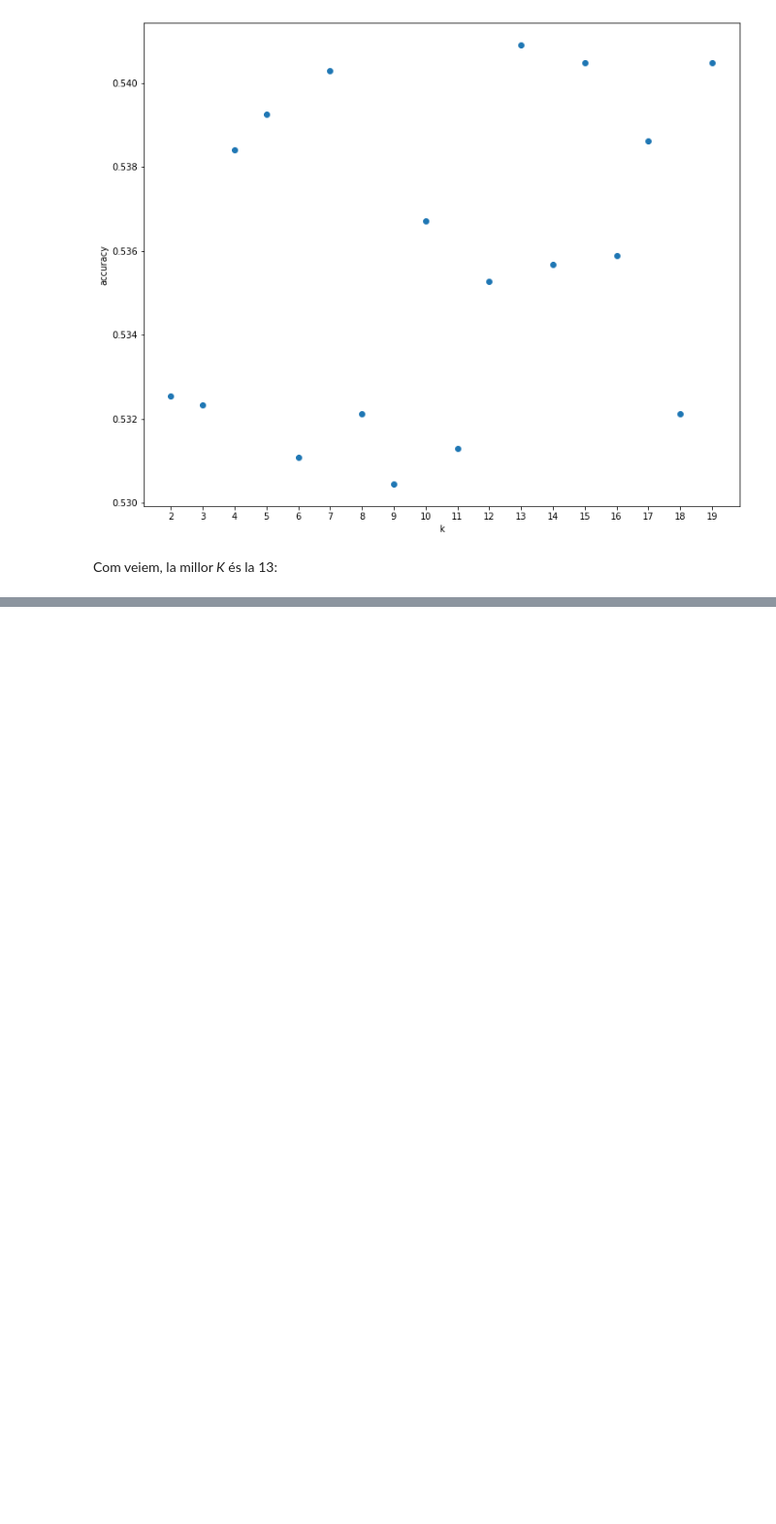
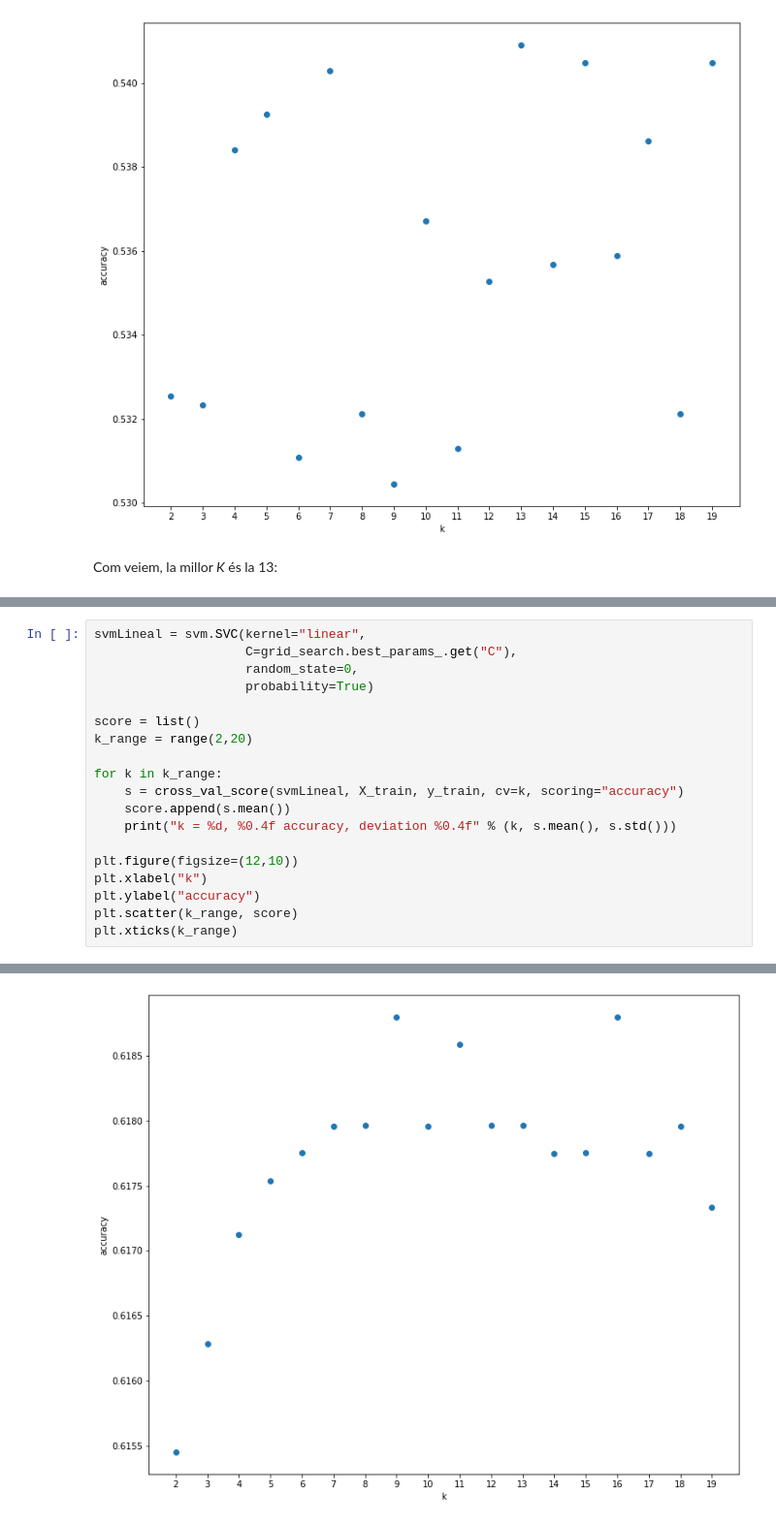
Before and after one commit to saulgordillo/APC_Kaggle, a Jupyter notebook: kaggle.ipynb, the cells around one changed output, grey strips where cells are left out. Shown: that part at 97% size. Drawn from its saved outputs; the diff is of its cells as text; blank space fills up the shorter version.

```diff
--- a/kaggle.ipynb
+++ b/kaggle.ipynb
@@ -606,0 +660,20 @@ weighted avg       0.53      0.54      0.53      2048
+# %%
+svmLineal = svm.SVC(kernel="linear",
+                    C=grid_search.best_params_.get("C"),
+                    random_state=0,
+                    probability=True)
+
+score = list()
+k_range = range(2,20)
+
+for k in k_range:
+    s = cross_val_score(svmLineal, X_train, y_train, cv=k, scoring="accuracy")
+    score.append(s.mean())
+    print("k = %d, %0.4f accuracy, deviation %0.4f" % (k, s.mean(), s.std()))
+
+plt.figure(figsize=(12,10))
+plt.xlabel("k")
+plt.ylabel("accuracy")
+plt.scatter(k_range, score)
+plt.xticks(k_range)
+# %% [output]
@@ -606,0 +715 @@ weighted avg       0.53      0.54      0.53      2048
+[figure, added]
```
Also changed, not shown: parts of 19 cells of this notebook.
